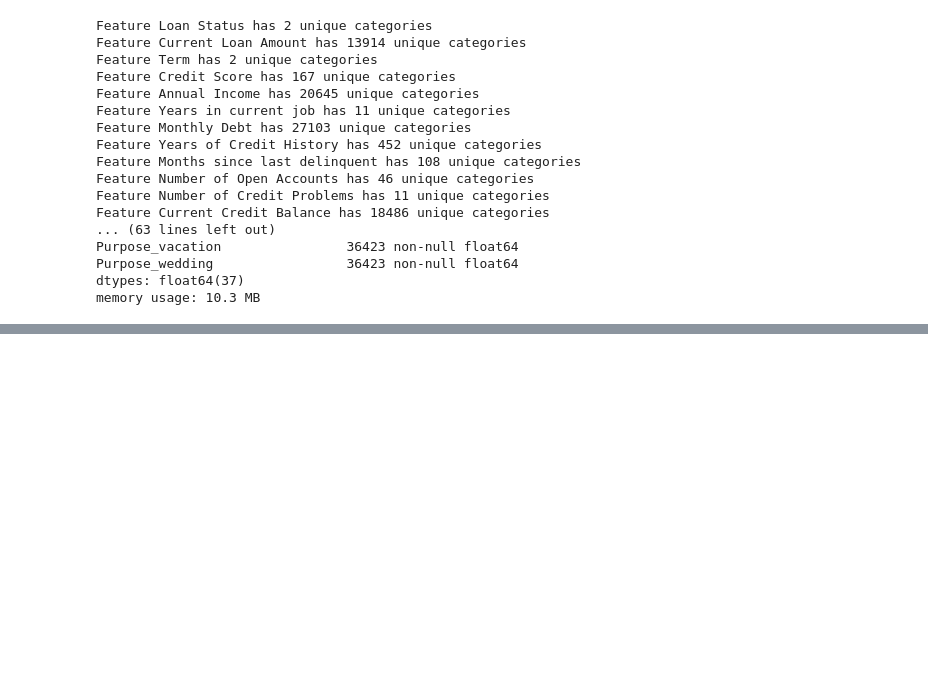
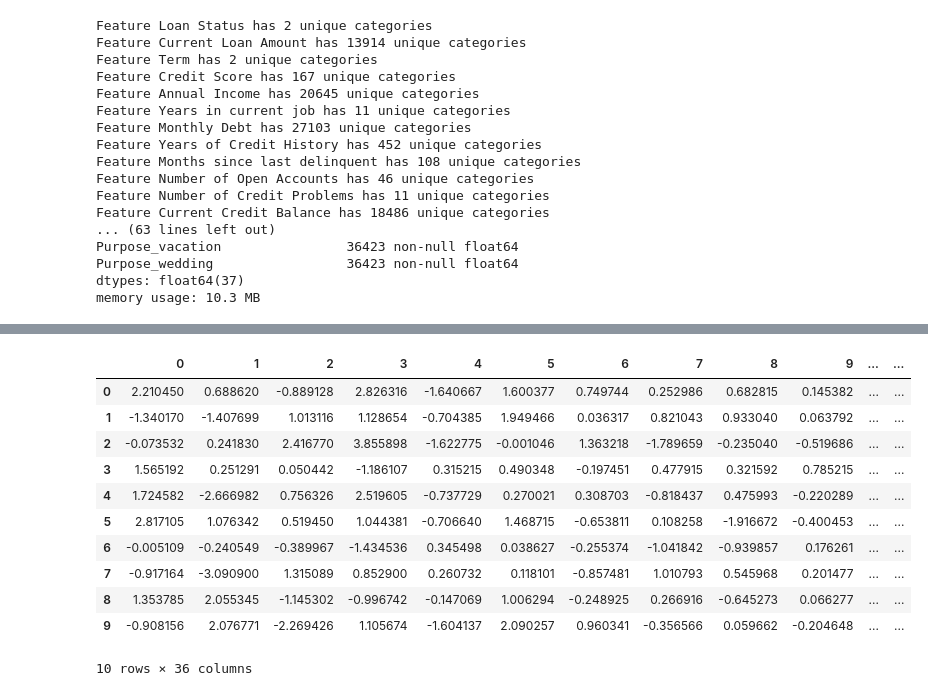
Before and after one commit to tschaefermedia/DataMining-I-TeamProject, a Jupyter notebook: preprocessing/preprocessing_complete.ipynb, the cells around one changed output, grey strips where cells are left out. Saved outputs shown, nothing was run; the diff lists cells and outputs as text; code cells hidden in the pictures; blank space fills up the shorter version.

```diff
--- a/preprocessing/preprocessing_complete.ipynb
+++ b/preprocessing/preprocessing_complete.ipynb
@@ -349,3 +302,31 @@ corr_abs["Loan Status"].sum(skipna=True)
 # %%
 #save as processed
 df.to_csv(data_folder + "/" + dataset + "_processed__removeoutliers" + file_type)
+# %%
+# Dimensionality Reduction using PCA
+from sklearn.decomposition import PCA
+from sklearn.preprocessing import StandardScaler
+
+df_Y = df["Loan Status"]
+df_X = df.drop("Loan Status", axis=1)
+
+# Standardizing the features
+df_X = StandardScaler().fit_transform(df_X)
+
+pca = PCA(n_components = None)
+X_pca = pd.DataFrame(pca.fit_transform(df_X))
+# %%
+X_pca.head(10)
+# %% [output]
+|  | 0 | 1 | 2 | 3 | 4 | 5 | 6 | 7 | 8 | 9 | ... | ... |
+| 0 | 2.210450 | 0.688620 | -0.889128 | 2.826316 | -1.640667 | 1.600377 | 0.749744 | 0.252986 | 0.682815 | 0.145382 | ... | ... |
+| 1 | -1.340170 | -1.407699 | 1.013116 | 1.128654 | -0.704385 | 1.949466 | 0.036317 | 0.821043 | 0.933040 | 0.063792 | ... | ... |
+| 2 | -0.073532 | 0.241830 | 2.416770 | 3.855898 | -1.622775 | -0.001046 | 1.363218 | -1.789659 | -0.235040 | -0.519686 | ... | ... |
+| 3 | 1.565192 | 0.251291 | 0.050442 | -1.186107 | 0.315215 | 0.490348 | -0.197451 | 0.477915 | 0.321592 | 0.785215 | ... | ... |
+| 4 | 1.724582 | -2.666982 | 0.756326 | 2.519605 | -0.737729 | 0.270021 | 0.308703 | -0.818437 | 0.475993 | -0.220289 | ... | ... |
+| 5 | 2.817105 | 1.076342 | 0.519450 | 1.044381 | -0.706640 | 1.468715 | -0.653811 | 0.108258 | -1.916672 | -0.400453 | ... | ... |
+| 6 | -0.005109 | -0.240549 | -0.389967 | -1.434536 | 0.345498 | 0.038627 | -0.255374 | -1.041842 | -0.939857 | 0.176261 | ... | ... |
+| 7 | -0.917164 | -3.090900 | 1.315089 | 0.852900 | 0.260732 | 0.118101 | -0.857481 | 1.010793 | 0.545968 | 0.201477 | ... | ... |
+| 8 | 1.353785 | 2.055345 | -1.145302 | -0.996742 | -0.147069 | 1.006294 | -0.248925 | 0.266916 | -0.645273 | 0.066277 | ... | ... |
+| 9 | -0.908156 | 2.076771 | -2.269426 | 1.105674 | -1.604137 | 2.090257 | 0.960341 | -0.356566 | 0.059662 | -0.204648 | ... | ... |
+10 rows × 36 columns
```
Also changed, not shown: parts of 8 cells of this notebook.
